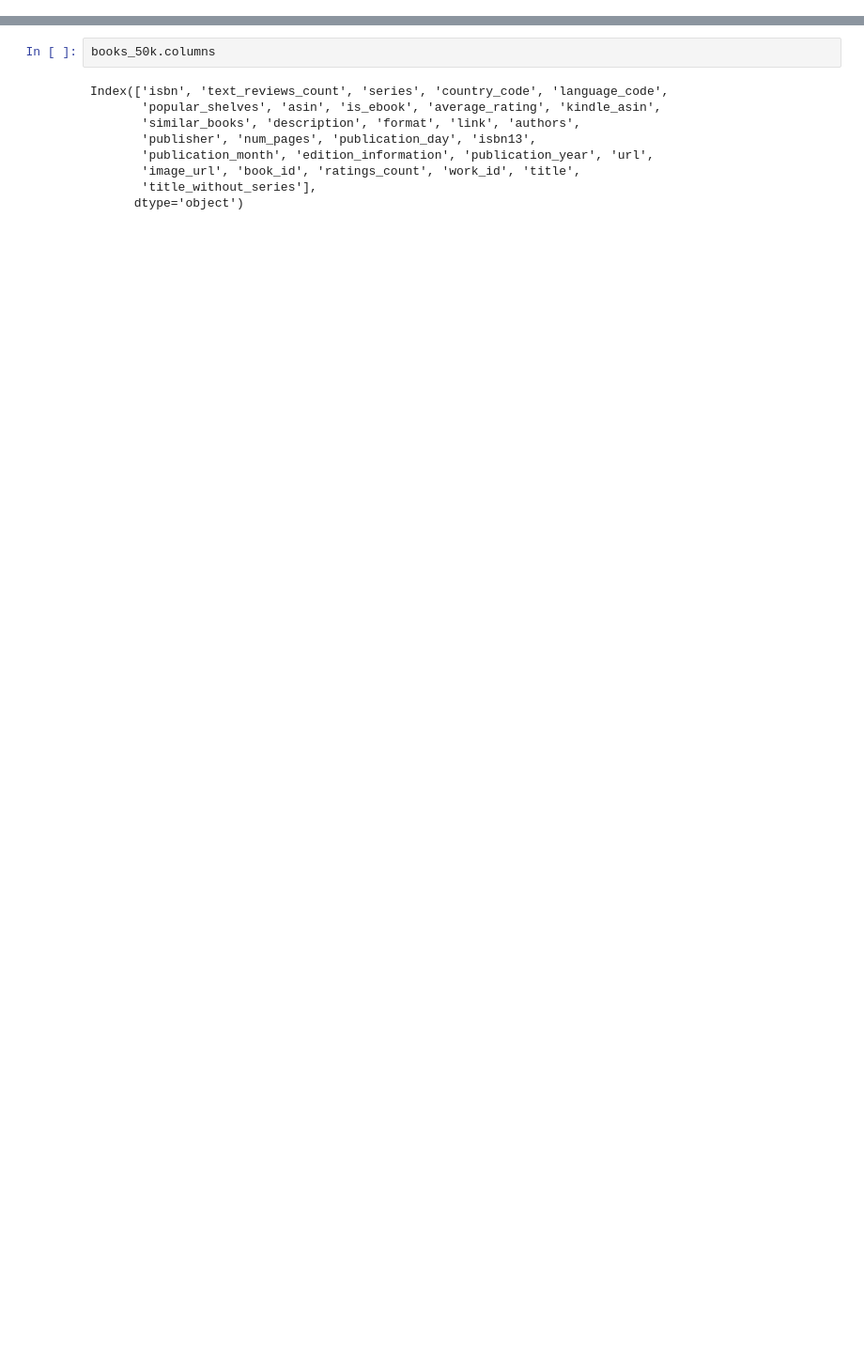
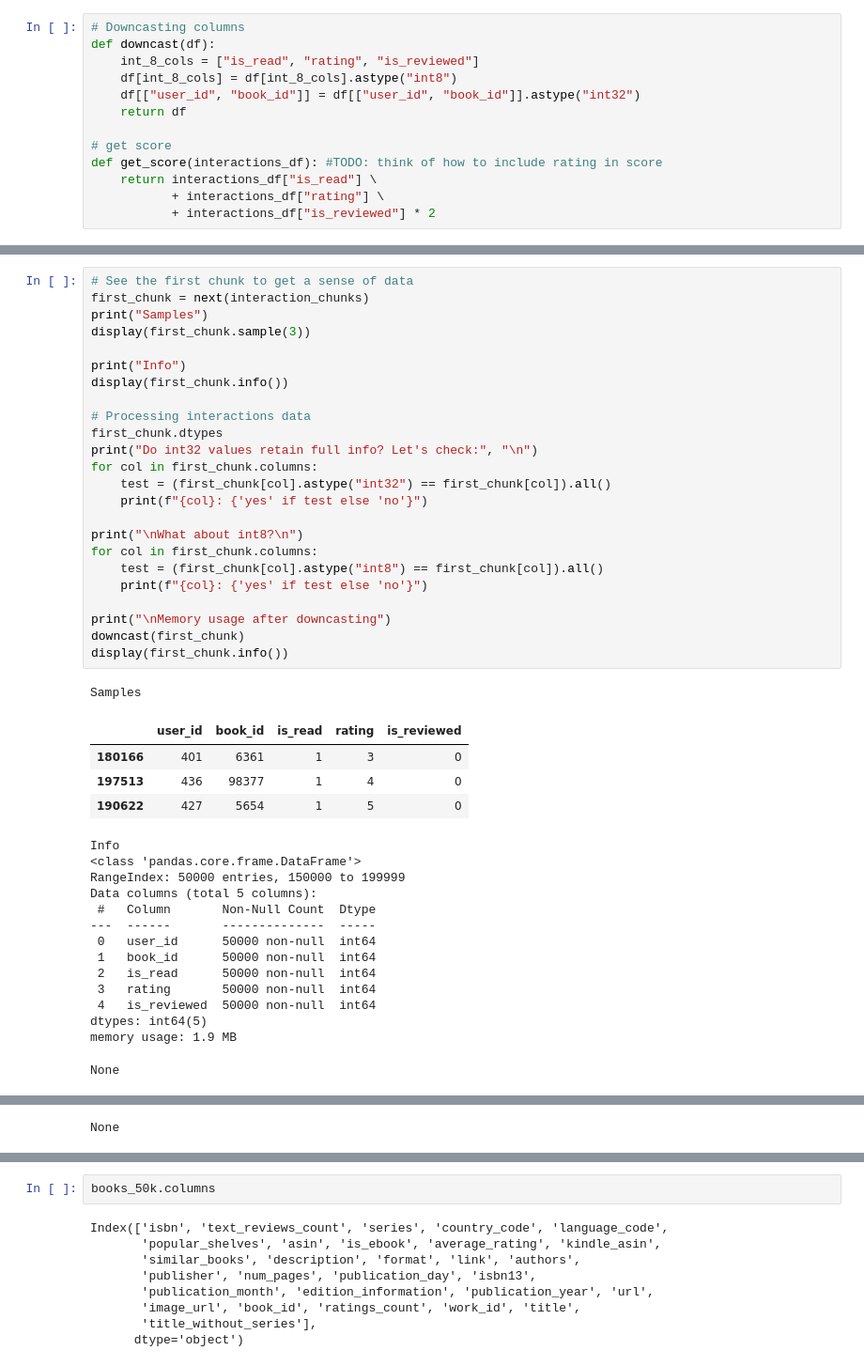
Before and after one commit to KRA96/The_Book_Thrift, a Jupyter notebook: notebooks/kra96_eda.ipynb, the cells around one changed output, grey strips where cells are left out. Shown: that part at 94% size. Cells and saved outputs as stored; diff of their text form; blank space fills up the shorter version.

```diff
--- a/notebooks/kra96_eda.ipynb
+++ b/notebooks/kra96_eda.ipynb
@@ -20,0 +21,13 @@ books_50k = pd.read_json('../raw_data/goodreads_books.json.gz',
+# %%
+# Downcasting columns
+def downcast(df):
+    int_8_cols = ["is_read", "rating", "is_reviewed"]
+    df[int_8_cols] = df[int_8_cols].astype("int8")
+    df[["user_id", "book_id"]] = df[["user_id", "book_id"]].astype("int32")
+    return df
+
+# get score
+def get_score(interactions_df): #TODO: think of how to include rating in score
+    return interactions_df["is_read"] \
+           + interactions_df["rating"] \
+           + interactions_df["is_reviewed"] * 2
@@ -20,0 +36,44 @@ books_50k = pd.read_json('../raw_data/goodreads_books.json.gz',
+# %%
+# See the first chunk to get a sense of data
+first_chunk = next(interaction_chunks)
+print("Samples")
+display(first_chunk.sample(3))
+
+print("Info")
+display(first_chunk.info())
+
+# Processing interactions data
+first_chunk.dtypes
+print("Do int32 values retain full info? Let's check:", "\n")
+for col in first_chunk.columns:
+    test = (first_chunk[col].astype("int32") == first_chunk[col]).all()
+    print(f"{col}: {'yes' if test else 'no'}")
+
+print("\nWhat about int8?\n")
+for col in first_chunk.columns:
+    test = (first_chunk[col].astype("int8") == first_chunk[col]).all()
+    print(f"{col}: {'yes' if test else 'no'}")
+
+print("\nMemory usage after downcasting")
+downcast(first_chunk)
+display(first_chunk.info())
+# %% [output]
+Samples
+|  | user_id | book_id | is_read | rating | is_reviewed |
+| 180166 | 401 | 6361 | 1 | 3 | 0 |
+| 197513 | 436 | 98377 | 1 | 4 | 0 |
+| 190622 | 427 | 5654 | 1 | 5 | 0 |
+Info
+<class 'pandas.core.frame.DataFrame'>
+RangeIndex: 50000 entries, 150000 to 199999
+Data columns (total 5 columns):
+ #   Column       Non-Null Count  Dtype
+---  ------       --------------  -----
+ 0   user_id      50000 non-null  int64
+ 1   book_id      50000 non-null  int64
+ 2   is_read      50000 non-null  int64
+ 3   rating       50000 non-null  int64
+ 4   is_reviewed  50000 non-null  int64
+dtypes: int64(5)
+memory usage: 1.9 MB
+None
@@ -20,0 +97 @@ books_50k = pd.read_json('../raw_data/goodreads_books.json.gz',
+None
```
Also changed, not shown: parts of 47 cells of this notebook, 3 other files.
